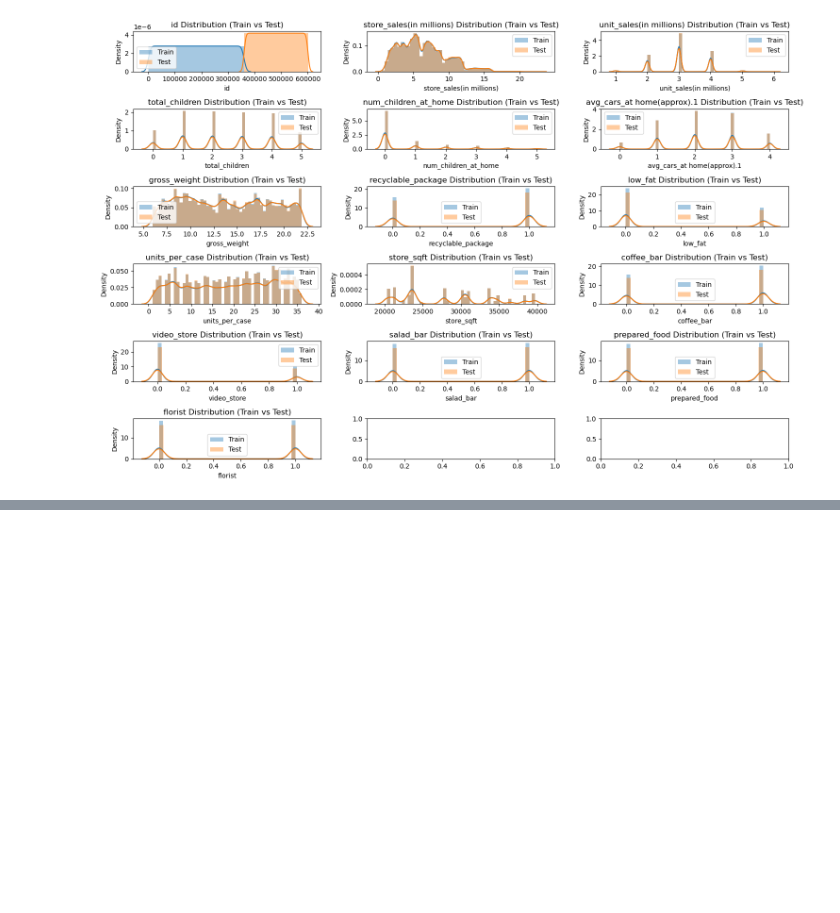
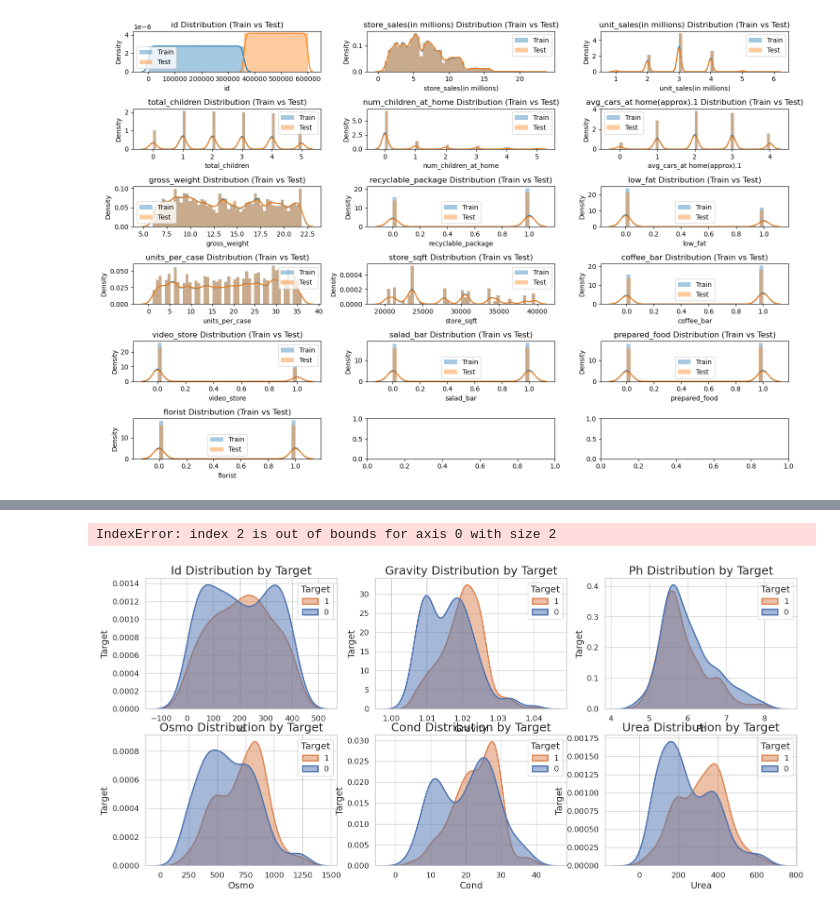
Before and after one commit to SilverSurferClash/ML_Best_Practices, a Jupyter notebook: bestprac-eda.ipynb, the cells around one changed output, grey strips where cells are left out. Drawn from its saved outputs; the diff is of its cells as text; code cells hidden in the pictures; blank space fills up the shorter version.

```diff
--- a/bestprac-eda.ipynb
+++ b/bestprac-eda.ipynb
@@ -342,0 +405,27 @@ univariate(train_import, test_df)
+# %%
+def dist_by_target(train = None, test = None, target_col = ""):
+    num_cols = 3
+    num_rows = (len(test.columns) - 1) // num_cols
+    fig, axes = plt.subplots(nrows=num_rows, ncols=num_cols, figsize=(18, 4*num_rows))
+    sns.set(font_scale=1.2, style='whitegrid')
+
+    for i, col_name in enumerate(test.columns):
+        if col_name != 'is_generated':
+            ax = axes[i // num_cols, i % num_cols]
+            sns.kdeplot(data=train, x=col_name, hue=target_col, ax=ax, fill=True, alpha=0.5, linewidth=2)
+
+            # sns.kdeplot(data=original, x=col_name, hue=target_col, ax=ax, fill=True, alpha=0.5, linewidth=2)
+
+            ax.set_title(f'{col_name.title()} Distribution by {target_col.title()}', fontsize=18)
+            ax.set_xlabel(col_name.title(), fontsize=14)
+            ax.set_ylabel(target_col.title(), fontsize=14)
+            ax.tick_params(axis='both', which='major', labelsize=12)
+            ax.legend([1, 0], title=target_col.title(), fontsize=12)
+
+    plt.tight_layout()
+    plt.show()
+# %%
+dist_by_target(train = train_bin, test = test_bin, target_col = "target")
+# %% [output]
+IndexError: index 2 is out of bounds for axis 0 with size 2
+[figure, added]
```
Also changed, not shown: parts of 9 cells of this notebook.
